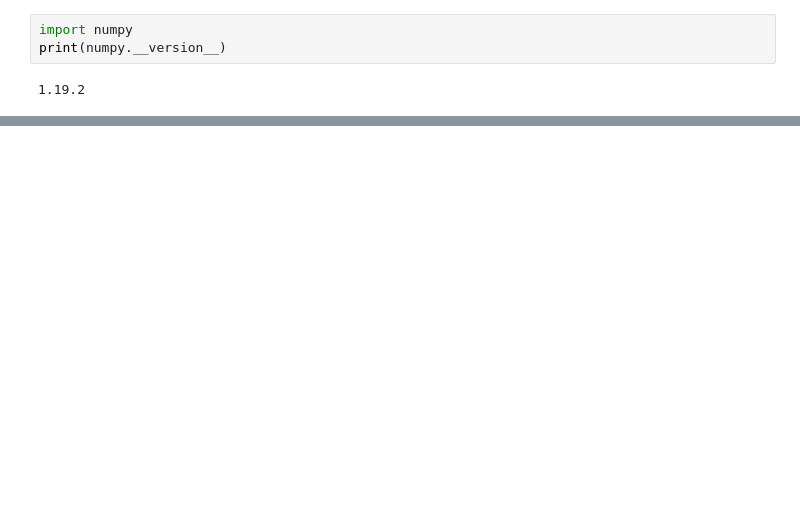
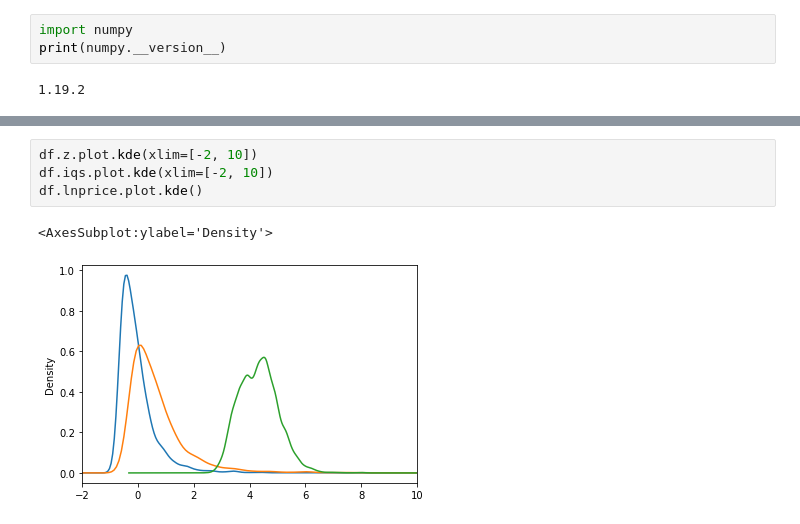
Before and after one commit to Jiawei997/i2p, a Jupyter notebook: pra_5.ipynb, the cells around one changed output, grey strips where cells are left out. Cells and saved outputs as stored; diff of their text form; blank space fills up the shorter version.

```diff
--- a/pra_5.ipynb
+++ b/pra_5.ipynb
@@ -535,0 +611,7 @@ df.z.describe()
+# %%
+df.z.plot.kde(xlim=[-2, 10])
+df.iqs.plot.kde(xlim=[-2, 10])
+df.lnprice.plot.kde()
+# %% [output]
+<AxesSubplot:ylabel='Density'>
+[figure, added]
```
Also changed, not shown: parts of 15 cells of this notebook.
